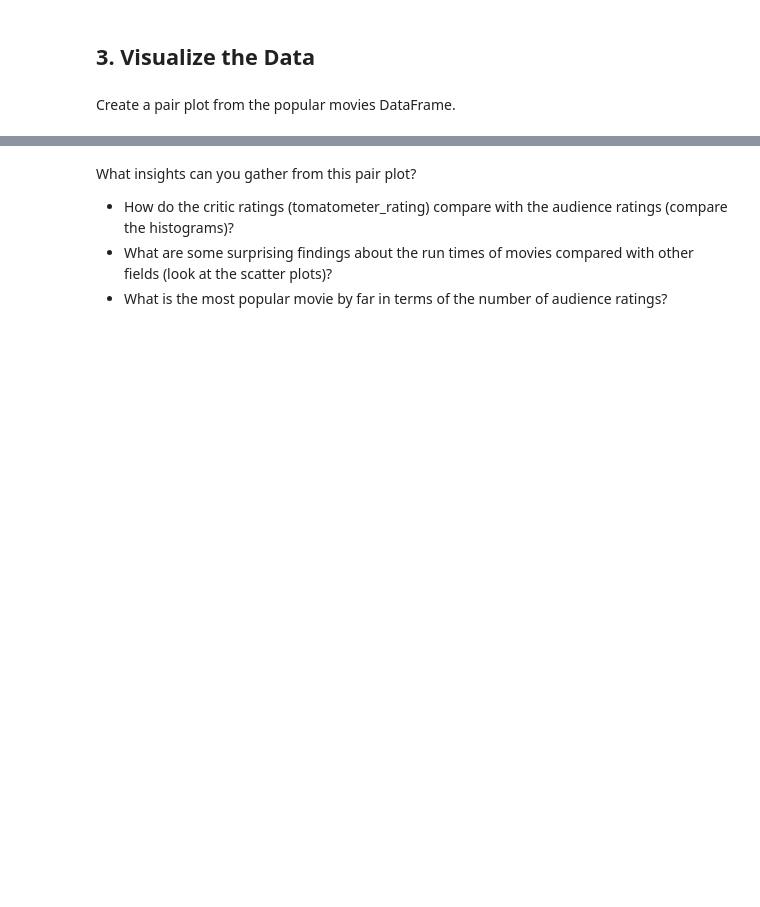
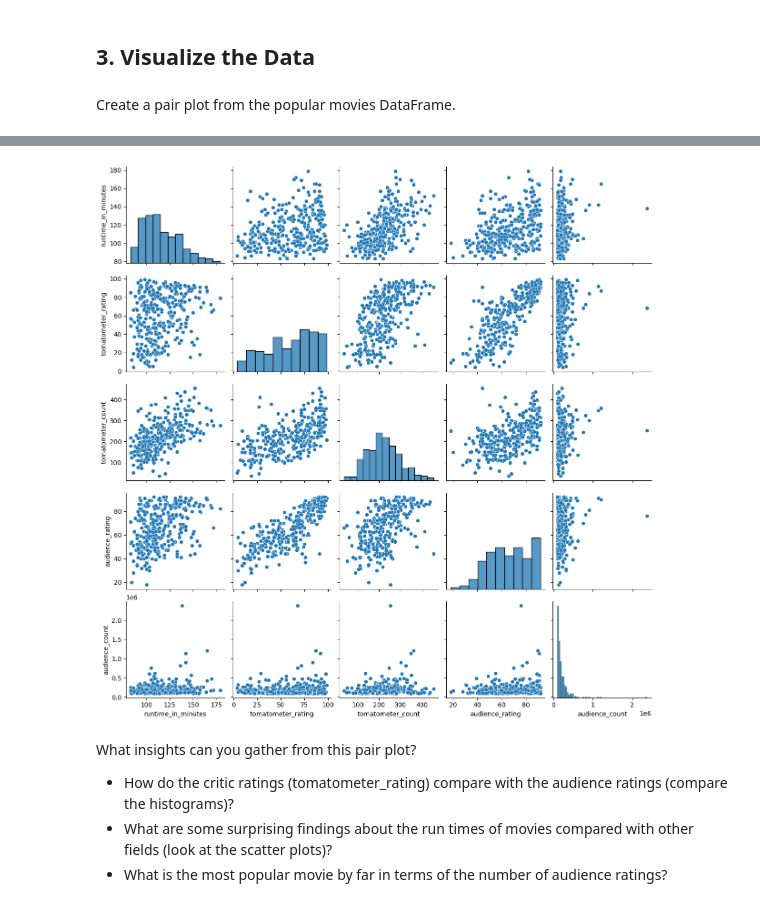
Before and after one commit to sonsungjong/ML_python, a Jupyter notebook: prep_eda/Course Assignment Notebooks/section07_midcourse_project.ipynb, the cells around one changed output, grey strips where cells are left out. Saved outputs shown, nothing was run; the diff lists cells and outputs as text; code cells hidden in the pictures; blank space fills up the shorter version.

```diff
--- a/prep_eda/Course Assignment Notebooks/section07_midcourse_project.ipynb
+++ b/prep_eda/Course Assignment Notebooks/section07_midcourse_project.ipynb
@@ -198,3 +249,7 @@ Create a pair plot from the popular movies DataFrame.
+# %%
+sns.pairplot(movies.iloc[:, :-3]);
+# %% [output]
+[figure, added]
 # %% [markdown]
 What insights can you gather from this pair plot?
 * How do the critic ratings (tomatometer_rating) compare with the audience ratings (compare the histograms)?
```
Also changed, not shown: parts of 8 cells of this notebook.
